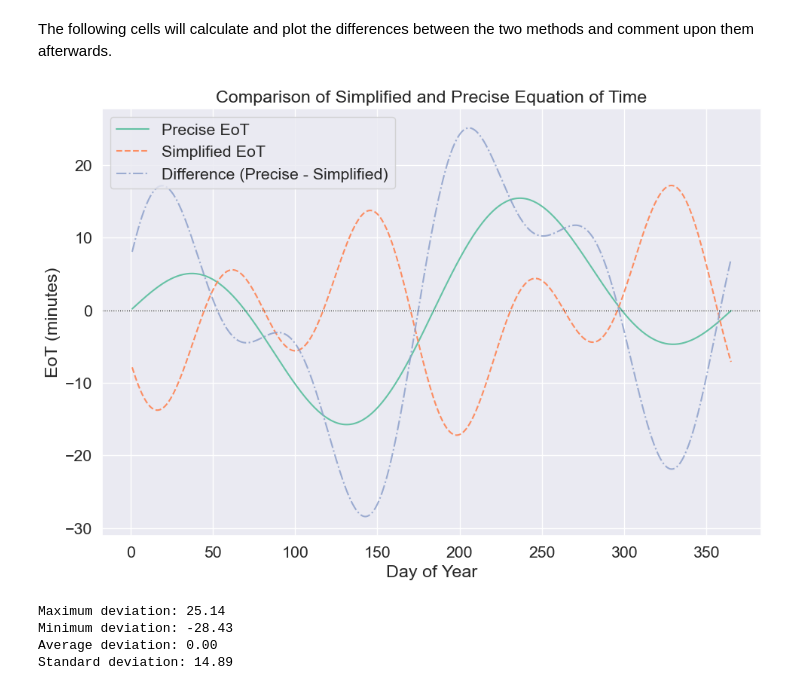
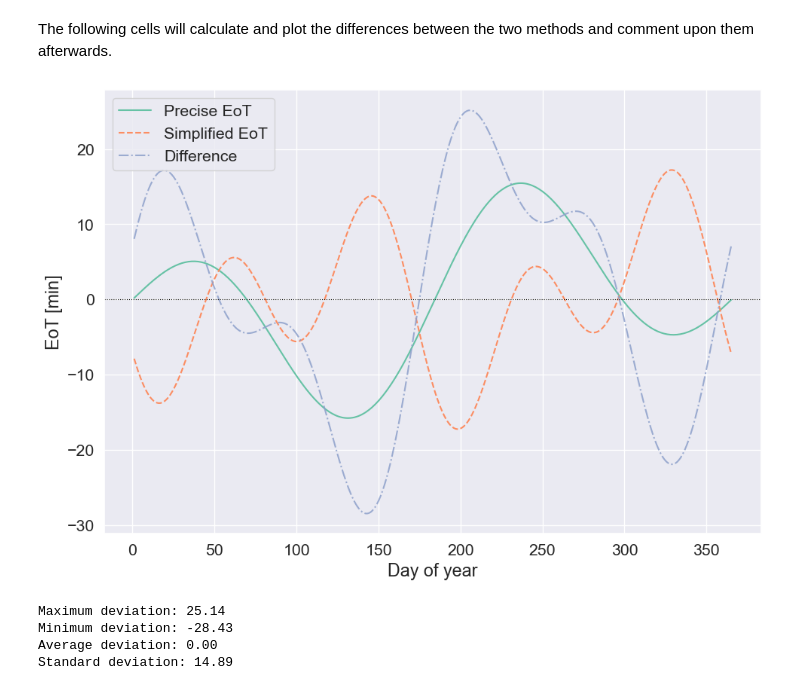
Before and after one commit to MadsMikkelsen1/MasterThesis, a Jupyter notebook: src/EoT_Analemma.ipynb, the cells around one changed output. Drawn from its saved outputs; the diff is of its cells as text; code cells hidden in the pictures.

```diff
--- a/src/EoT_Analemma.ipynb
+++ b/src/EoT_Analemma.ipynb
@@ -82,37 +82,36 @@ The following cells will calculate and plot the differences between the two meth
 # %%
 # Equation of time
 def eot_precise(day_of_year):
     M = 2 * np.pi * (day_of_year - 3) / 365.24  # Note conversion between degrees in markdown text and radius here!!
     return -7.659 * np.sin(M) + 9.863 * np.sin(2 * M + np.radians(3.5932)) # Result in minutes
 
 def eot_simplified(day_of_year):
     B = 2 * np.pi * (day_of_year - 81) / 365     # Note conversion between degrees in markdown text and radius here!!
     g = 2 * np.pi * (day_of_year - 81) / 365.24  # Note conversion between degrees in markdown text and radius here!!
     return 7.5 * np.sin(2 * B) - 9.87 * np.sin(4 * B) - 1.914 * np.sin(g) # Result in minutes
 
 data = []
 for day in range(1, days_in_year + 1):
     precise = eot_precise(day)
     simplified = eot_simplified(day)
     data.append({"Day": day, "Precise": precise, "Simplified": simplified})
 
 # Convert to DataFrame
 df = pd.DataFrame(data)
 df["Difference"] = df["Precise"] - df["Simplified"]
 
 # Plot the results
 plt.plot(df["Day"], df["Precise"], label = "Precise EoT")
 plt.plot(df["Day"], df["Simplified"], label = "Simplified EoT", linestyle = '--')
-plt.plot(df["Day"], df["Difference"], label = "Difference (Precise - Simplified)", alpha = 0.85, linestyle = '-.')
+plt.plot(df["Day"], df["Difference"], label = "Difference", alpha = 0.85, linestyle = '-.')
 plt.axhline(0, color = 'black', linewidth=0.8, linestyle = ':')
-plt.title("Comparison of Simplified and Precise Equation of Time")
-plt.xlabel("Day of Year")
-plt.ylabel("EoT (minutes)")
+plt.xlabel("Day of year")
+plt.ylabel("EoT [min]")
 plt.legend()
 plt.tight_layout()
 plt.show()
 # %% [output]
-[figure, old version]
+[figure, new version]
 # %%
 max_deviation = max(df["Difference"])
 min_deviation = min(df["Difference"])
```
Also changed, not shown: parts of 1 cell of this notebook, 1 other file.
